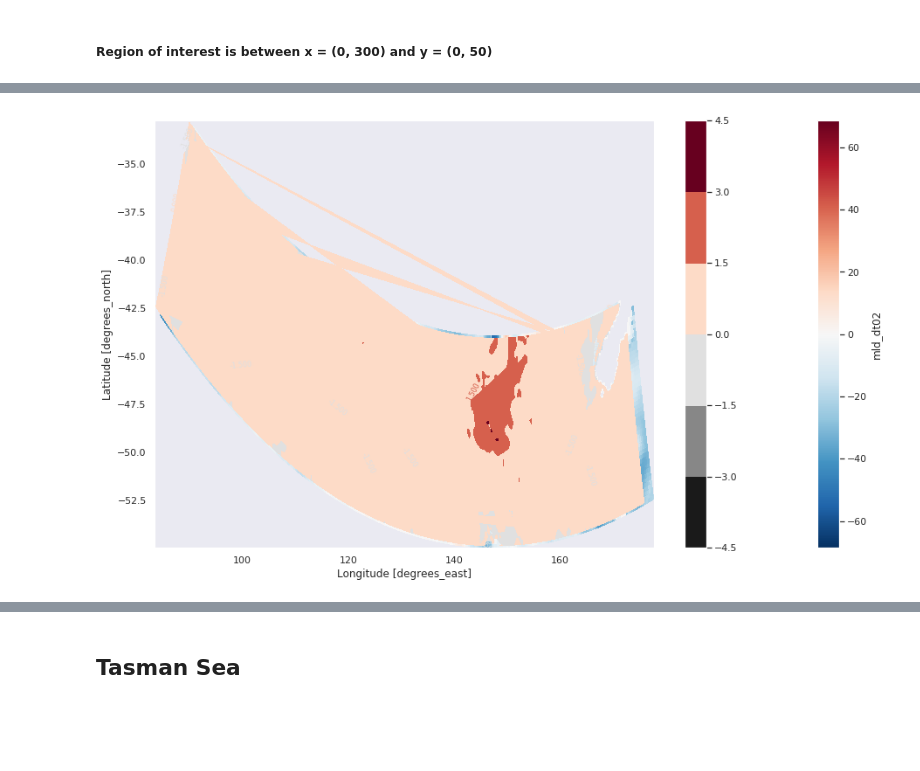
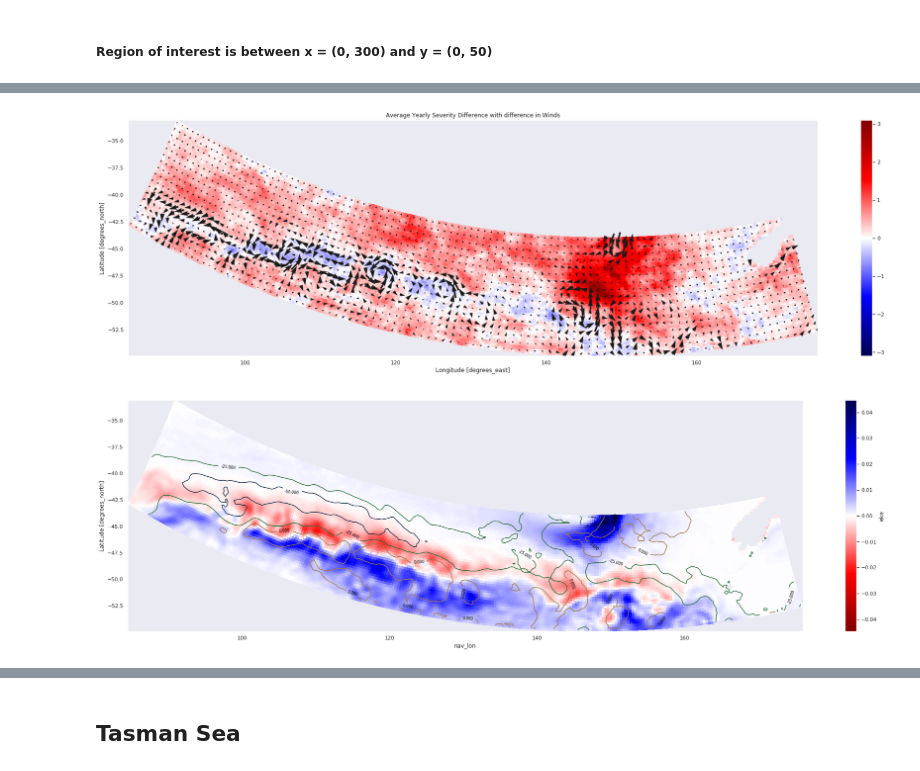
Before and after one commit to ritwik1111/MHW, a Jupyter notebook: Projects/MHW/Regional_Plots.ipynb, the cells around one changed output, grey strips where cells are left out. Drawn from its saved outputs; the diff is of its cells as text; code cells hidden in the pictures; blank space fills up the shorter version.

```diff
--- a/Projects/MHW/Regional_Plots.ipynb
+++ b/Projects/MHW/Regional_Plots.ipynb
@@ -39,8 +34,8 @@ pastMHW = xr.open_dataarray(localDir + 'mhws_NOWPastRun.nc')
 # Mean state files (stored in Guillaumes directory)
 mean_dir = '/g/data1a/e14/gs9353/POST-PROCESS/ECLs/'
 # We slice away the troublesome regions. Also fix nav_lon
-mean_file = xr.open_dataset(mean_dir + 'ECL_NEMO_1990-2008_1d_grid_T_2D_mean.nc').isel(x = slice(5,-5), y = slice(5,-50))
-seas_file = xr.open_zarr(mean_dir + 'ECL_NEMO_1990-2008_1d_grid_T_2D_seasonal_cycle.zarr').isel(x = slice(5,-5), y = slice(5,-50))
+mean_file = xr.open_dataset(mean_dir + 'ECL_NEMO_1990-2008_1d_grid_T_2D_mean.nc')
+seas_file = xr.open_zarr(mean_dir + 'ECL_NEMO_1990-2008_1d_grid_T_2D_seasonal_cycle.zarr')
 seas_file['nav_lon'] = seas_file['nav_lon'] % 360
 mean_file['nav_lon'] = mean_file['nav_lon'] % 360
 # %%
@@ -53,0 +52,5 @@ pastMHW = pastMHW.chunk({'x' : x_chunk, 'y' : y_chunk, 'time_counter' : t_chunk}
+# %%
+# Loading in EKE file
+eke = xr.open_dataset(mean_dir + 'ECL_NEMO_1990-2008_1d_Eddy_Kinetic_Energy.nc')['eke']
+eke['nav_lon'] = eke['nav_lon'] % 360
+eke_diff = eke.sel(simulation = 'Future') - eke.sel(simulation = 'Present')
@@ -73,7 +79,9 @@ diffMHW = futMHW - pastMHW
 # %% [markdown]
 ##### Region of interest is between x = (0, 300) and y = (0, 50)
 # %%
-mld_pReg = mld.sel(simulation = 'Present').isel(y = slice(0,50), x = slice(0, 300)).chunk({'x' : 70, 'y' : 60})
-mld_fReg = mld.sel(simulation = 'Future').isel(y = slice(0,50), x = slice(0, 300)).chunk({'x' : 70, 'y' : 60})
+mld_pReg = mld.sel(simulation = 'Present').isel(y = slice(5,55), x = slice(5, 300)).chunk({'x' : 70, 'y' : 60})
+mld_fReg = mld.sel(simulation = 'Future').isel(y = slice(5,55), x = slice(5, 300)).chunk({'x' : 70, 'y' : 60})
 mld_diffReg = mld_fReg - mld_pReg
+# %%
+eke_mldReg = eke_diff.isel(y = slice(5,55), x = slice(5, 300))
 # %%
@@ -90,6 +121,14 @@ mldReg_diff_Sev = mldReg_FSev - mldReg_PSev
+# %%
+mldReg_diff_Sev.plot(cmap = 'seismic', x = 'nav_lon', y = 'nav_lat', figsize = (32,9))
+skip = 3
+plt.quiver(udiff['nav_lon'][::skip, ::skip], vdiff['nav_lat'][::skip, ::skip], udiff[::skip, ::skip], vdiff[::skip, ::skip], pivot='middle', angles='xy', scale_units='xy',  scale = 0.1);
+plt.title('Average Yearly Severity Difference with difference in Winds')
+plt.savefig('/home/561/rm6294/Documents/Regional Plots/MLD region/maxYearlySev_windOverlay.png')
+# %% [output]
+[figure, added]
 # %%
-mld_diffReg.plot(x = 'nav_lon', y = 'nav_lat')
-a = mldReg_diff_Sev.plot.contourf(x = 'nav_lon', y = 'nav_lat', cmap = 'RdGy_r');
-plt.clabel(a, inline = True, fontsize = 8);
+eke_mldReg.plot(cmap = 'seismic_r', x = 'nav_lon', y = 'nav_lat', figsize = (32,9))
+a = mld_diffReg.plot.contour(x = 'nav_lon', y = 'nav_lat', cmap = 'cubehelix');
+plt.clabel(a, inline = True, fontsize = 8, colors = 'black');
 # %% [output]
-[figure, old version]
+[figure, new version]
```
Also changed, not shown: parts of 18 cells of this notebook.
